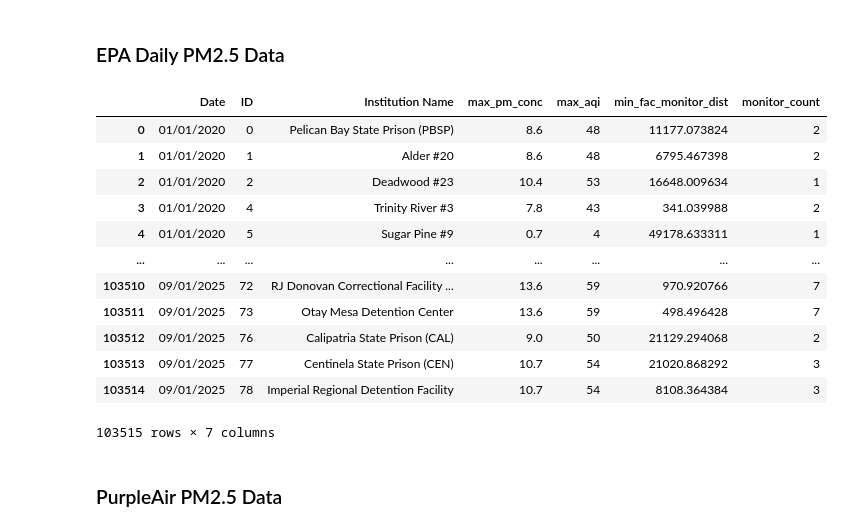
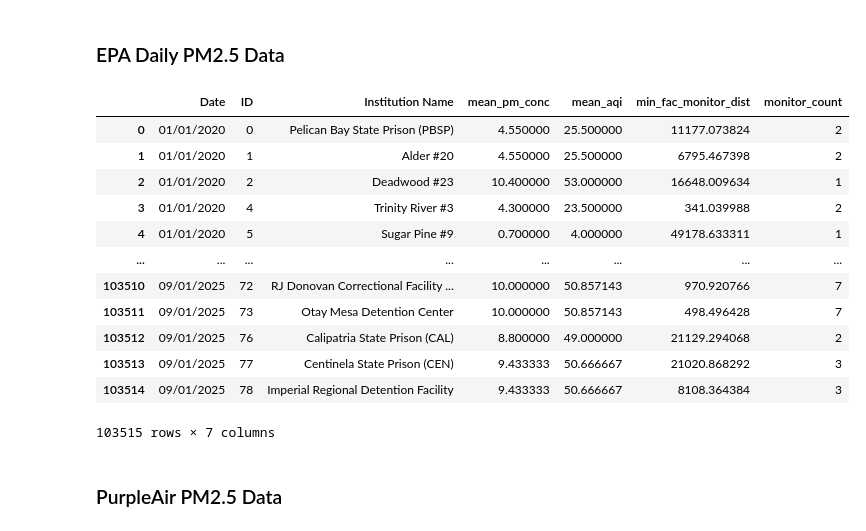
Before and after one commit to allisonsibrian/ca-wildfire-pollution-prison-project, a Jupyter notebook: ca_wildfire_feature_engineering.ipynb, the cells around one changed output. Saved outputs shown, nothing was run; the diff lists cells and outputs as text; code cells hidden in the pictures.

```diff
--- a/ca_wildfire_feature_engineering.ipynb
+++ b/ca_wildfire_feature_engineering.ipynb
@@ -441,47 +443,48 @@ epa_single_cal = epa_cal_grouped_gdf.drop_duplicates(subset=['Site ID'])
 merged_cross_epa_fac = pd.merge(epa_single_fac, epa_single_cal, how='cross', suffixes=('_fac', '_epa'))
 merged_cross_epa_fac['distance_fac_epa'] = merged_cross_epa_fac['Geometry'].distance(merged_cross_epa_fac['geometry'])
 
 # Filter for monitor distance that is < 50km away from facilities
 merged_distance_epa_fac = merged_cross_epa_fac[merged_cross_epa_fac['distance_fac_epa'] <=  50000]
 
 # Noting missing facilities without any monitors 50km away from them
 original_fac_ids = set(epa_fac['ID'].unique())
 epa_ids = set(merged_distance_epa_fac['ID'].unique())
 missing_ids = original_fac_ids - epa_ids
 
 # Merge back with De-duplicated EPA data as that contains information from the whole timeseries (2020-2025)
 spatial_lookup = merged_distance_epa_fac[['ID', 'Institution Name', 'Site ID', 'distance_fac_epa']]
 
 epa_fac_timeseries = pd.merge(
     spatial_lookup,
     epa_cal_grouped,
     on='Site ID',
     how='inner'
 )
 
 # Aggregate EPA PM2.5 and facilities data
 epa_fac_agg_df = epa_fac_timeseries.groupby(['Date', 'ID', 'Institution Name']).agg(
-    max_pm_conc=('Daily Mean PM2.5 Concentration','max'),
-    max_aqi=('Daily AQI Value','max'),
+    mean_pm_conc=('Daily Mean PM2.5 Concentration','mean'),
+    mean_aqi=('Daily AQI Value','mean'),
     min_fac_monitor_dist=('distance_fac_epa','min'),
     monitor_count=('Site ID', 'count')
 ).reset_index()
 
+
 epa_fac_agg_df = epa_fac_agg_df[epa_fac_agg_df['Date'] <= '09/01/2025']
 epa_fac_agg_df
 # %% [output]
-|  | Date | ID | Institution Name | max_pm_conc | max_aqi | min_fac_monitor_dist | monitor_count |
-| 0 | 01/01/2020 | 0 | Pelican Bay State Prison (PBSP) | 8.6 | 48 | 11177.073824 | 2 |
-| 1 | 01/01/2020 | 1 | Alder #20 | 8.6 | 48 | 6795.467398 | 2 |
-| 2 | 01/01/2020 | 2 | Deadwood #23 | 10.4 | 53 | 16648.009634 | 1 |
-| 3 | 01/01/2020 | 4 | Trinity River #3 | 7.8 | 43 | 341.039988 | 2 |
-| 4 | 01/01/2020 | 5 | Sugar Pine #9 | 0.7 | 4 | 49178.633311 | 1 |
+|  | Date | ID | Institution Name | mean_pm_conc | mean_aqi | min_fac_monitor_dist | monitor_count |
+| 0 | 01/01/2020 | 0 | Pelican Bay State Prison (PBSP) | 4.550000 | 25.500000 | 11177.073824 | 2 |
+| 1 | 01/01/2020 | 1 | Alder #20 | 4.550000 | 25.500000 | 6795.467398 | 2 |
+| 2 | 01/01/2020 | 2 | Deadwood #23 | 10.400000 | 53.000000 | 16648.009634 | 1 |
+| 3 | 01/01/2020 | 4 | Trinity River #3 | 4.300000 | 23.500000 | 341.039988 | 2 |
+| 4 | 01/01/2020 | 5 | Sugar Pine #9 | 0.700000 | 4.000000 | 49178.633311 | 1 |
 | ... | ... | ... | ... | ... | ... | ... | ... |
-| 103510 | 09/01/2025 | 72 | RJ Donovan Correctional Facility ... | 13.6 | 59 | 970.920766 | 7 |
-| 103511 | 09/01/2025 | 73 | Otay Mesa Detention Center | 13.6 | 59 | 498.496428 | 7 |
-| 103512 | 09/01/2025 | 76 | Calipatria State Prison (CAL) | 9.0 | 50 | 21129.294068 | 2 |
-| 103513 | 09/01/2025 | 77 | Centinela State Prison (CEN) | 10.7 | 54 | 21020.868292 | 3 |
-| 103514 | 09/01/2025 | 78 | Imperial Regional Detention Facility | 10.7 | 54 | 8108.364384 | 3 |
+| 103510 | 09/01/2025 | 72 | RJ Donovan Correctional Facility ... | 10.000000 | 50.857143 | 970.920766 | 7 |
+| 103511 | 09/01/2025 | 73 | Otay Mesa Detention Center | 10.000000 | 50.857143 | 498.496428 | 7 |
+| 103512 | 09/01/2025 | 76 | Calipatria State Prison (CAL) | 8.800000 | 49.000000 | 21129.294068 | 2 |
+| 103513 | 09/01/2025 | 77 | Centinela State Prison (CEN) | 9.433333 | 50.666667 | 21020.868292 | 3 |
+| 103514 | 09/01/2025 | 78 | Imperial Regional Detention Facility | 9.433333 | 50.666667 | 8108.364384 | 3 |
 103515 rows × 7 columns
 # %% [markdown]
 ### PurpleAir PM2.5 Data
```
Also changed, not shown: parts of 7 cells of this notebook.
